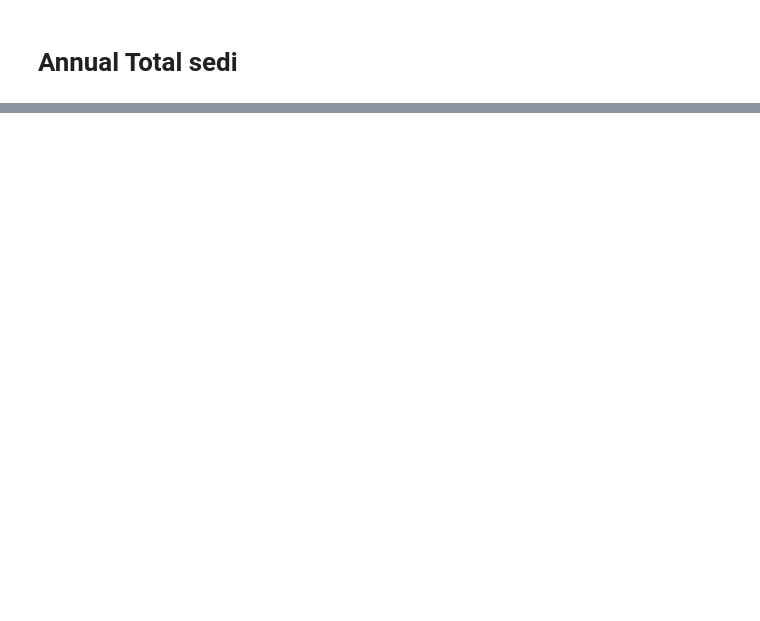
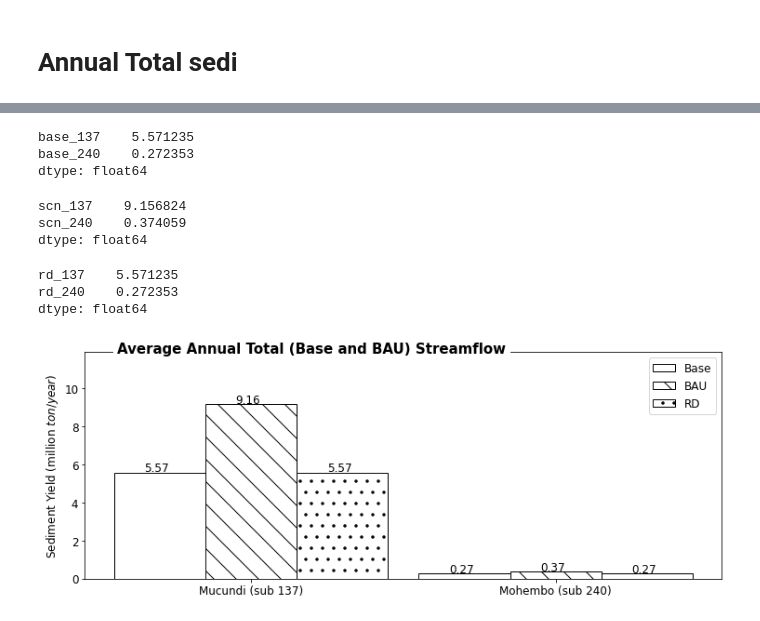
Before and after one commit to spark-brc/swatmf, a Jupyter notebook: okvg_031721_base_bau_rd_watercontent.ipynb, the cells around one changed output, grey strips where cells are left out. Cells and saved outputs as stored; diff of their text form; code cells hidden in the pictures; blank space fills up the shorter version.

```diff
--- a/okvg_031721_base_bau_rd_watercontent.ipynb
+++ b/okvg_031721_base_bau_rd_watercontent.ipynb
@@ -730,0 +734,73 @@ plt.show()
+# %%
+asbase_sub = df_adj.resample('A').sum().mean()
+asbase_sub
+# %% [output]
+base_137    5.571235
+base_240    0.272353
+dtype: float64
+# %%
+asbau_sub = scn_df.resample('A').sum().mean()
+asbau_sub
+# %% [output]
+scn_137    9.156824
+scn_240    0.374059
+dtype: float64
+# %%
+asrd_sub = rd_df.resample('A').sum().mean()
+asrd_sub
+# %% [output]
+rd_137    5.571235
+rd_240    0.272353
+dtype: float64
+# %%
+fig, ax = plt.subplots(
+                # sharex=True,
+                figsize=(10,4)
+                )
+
+_X = np.arange(len(asbase_sub.index))
+
+
+ax.bar(_X-0.3, asbase_sub, 0.3, label='Base', hatch='', color='white', edgecolor='black')
+ax.bar(_X, asbau_sub, 0.3, label='BAU', hatch='\\', color='white', edgecolor='black')
+ax.bar(_X+0.3, asrd_sub, 0.3, label='RD', hatch='.', color='white', edgecolor='black')
+
+plt.xticks(_X, ['Mucundi (sub 137)', 'Mohembo (sub 240)']) # set labels manually
+# x = date2num(df_base_as.index)
+# w = 100
+# ax.bar(x-50, df_base_as_.sub_240, width=w, align='center', label='Base')
+# ax.bar(x+50, scn_df_as_.str_sim, width=w, align='center', label='BAU')
+for index, value in zip(_X-0.35, asbase_sub):
+    ax.text(index, value+0.05, '{:1.2f}'.format(value), fontsize=12)
+for index, value in zip(_X-0.05, asbau_sub):
+    ax.text(index, value+0.05, '{:1.2f}'.format(value), fontsize=12)
+for index, value in zip(_X+0.25, asrd_sub):
+    ax.text(index, value+0.05, '{:1.2f}'.format(value), fontsize=12)
+# ax.yaxis.set_major_formatter(FuncFormatter(y_fmt))
+ax.tick_params(axis='both', labelsize=12)
+# # plt.setp(ax.get_xticklabels(), rotation=70)
+# ax.set_xticks(x[::1])
+# ax.xaxis_date()
+# # plt.xticks[1].set_visible(False)
+
+ax.margins(y=0.3)
+ax.set_title(
+    'Average Annual Total (Base and BAU) Streamflow',
+    fontsize=15,
+    fontweight="bold",
+    horizontalalignment='left',
+    x=0.05,
+    y=0.97,
+    bbox=dict(
+        facecolor='white',
+        edgecolor='white'))
+# ax.autoscale(tight=True)
+# ax.text(-0.005, 1.01, '1e6', fontsize=8, transform=ax.transAxes)
+plt.tight_layout()
+ax.legend(fontsize=12)
+# ax.grid(axis='y')
+ax.set_ylabel(r'Sediment Yield (million $ton/year$)', fontsize = 12)
+plt.savefig('aat_okvg_sub.png', dpi=300, bbox_inches="tight")
+plt.show()
+# %% [output]
+[figure, added]
```
Also changed, not shown: parts of 8 cells of this notebook, 2 other files.
